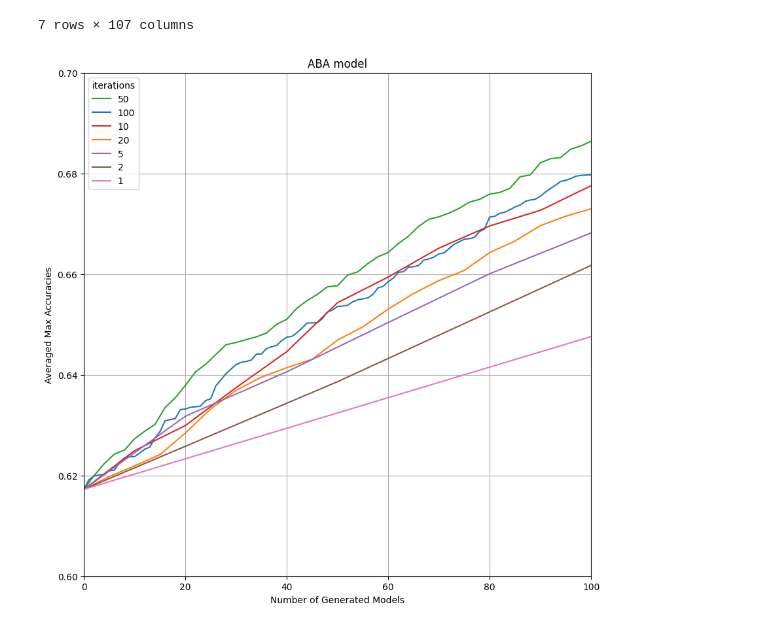
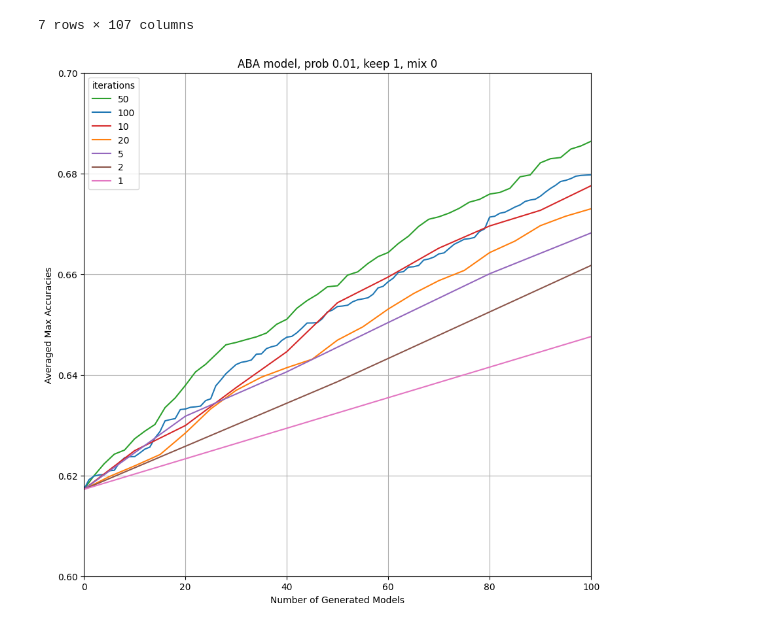
Before and after one commit to kyuhyongpark/boolmore, a Jupyter notebook: optimization/iteration_figure.ipynb, the cells around one changed output. Drawn from its saved outputs; the diff is of its cells as text; code cells hidden in the pictures.

```diff
--- a/optimization/iteration_figure.ipynb
+++ b/optimization/iteration_figure.ipynb
@@ -13,7 +13,7 @@ max_scores = {"Cell Cycle Transcription by Coupled CDK and Network Oscillators":
               "Influenza A Virus Replication Cycle": 1310,
               "ABA_GA_BASE_A": 505}
 # %%
-df_raw = pd.read_csv("population log.csv")
+df_raw = pd.read_csv("iteration_log.csv")
 df_raw["max"] = df_raw["sample_model"].apply(lambda x: max_scores[x])
 
 df_raw.head()
@@ -103,22 +103,22 @@ aba_iter
 # %%
 fig, ax1= plt.subplots(1,figsize=(10,10))
 # set up
 ax1.plot(range(101), aba_iter.iloc[5,5:106], label="50", color = "C2")
 ax1.plot(range(101), aba_iter.iloc[6,5:106], label="100", color = "C0")
 ax1.plot(range(101), aba_iter.iloc[3,5:106], label="10", color = "C3")
 ax1.plot(range(101), aba_iter.iloc[4,5:106], label="20", color = "C1")
 ax1.plot(range(101), aba_iter.iloc[2,5:106], label="5", color = "C4")
 ax1.plot(range(101), aba_iter.iloc[1,5:106], label="2", color = "C5")
 ax1.plot(range(101), aba_iter.iloc[0,5:106], label="1", color = "C6")
 
 ax1.legend(title="iterations", loc="upper left")
 ax1.grid()
 ax1.set_xlim(00, 100)
 ax1.set_ylim(0.6, 0.7)
 ax1.set_xlabel("Number of Generated Models")
 ax1.set_ylabel("Averaged Max Accuracies")
-ax1.set_title("ABA model")
+ax1.set_title("ABA model, prob 0.01, keep 1, mix 0")
 
 plt.show()
 # %% [output]
-[figure, old version]
+[figure, new version]
```
Also changed, not shown: parts of 1 cell of this notebook, 3 other files.
